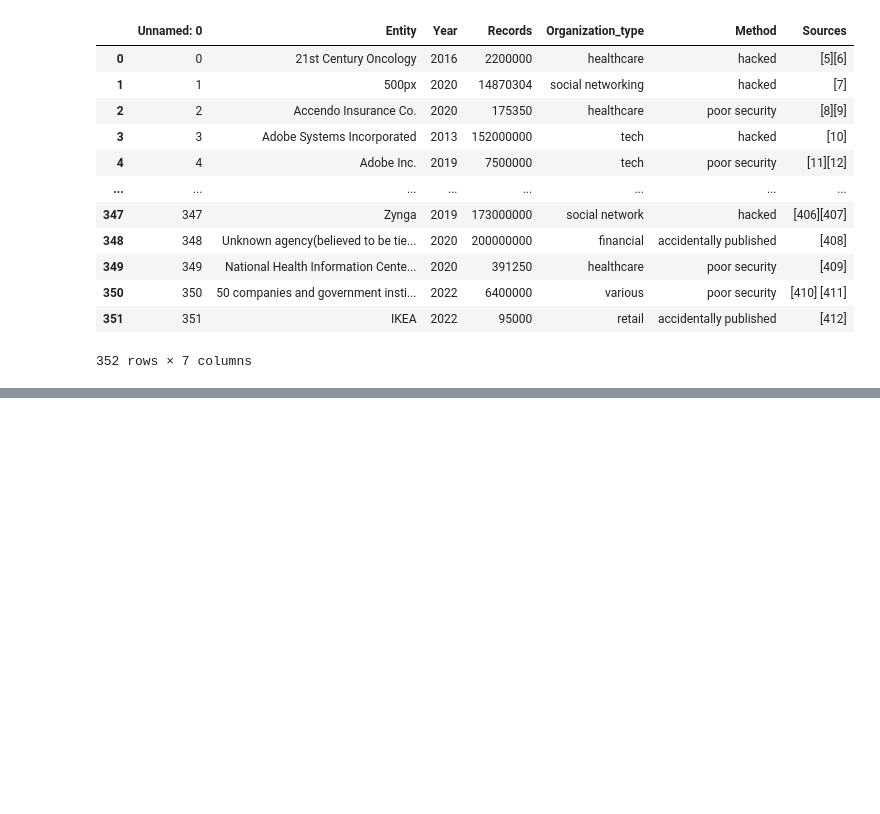
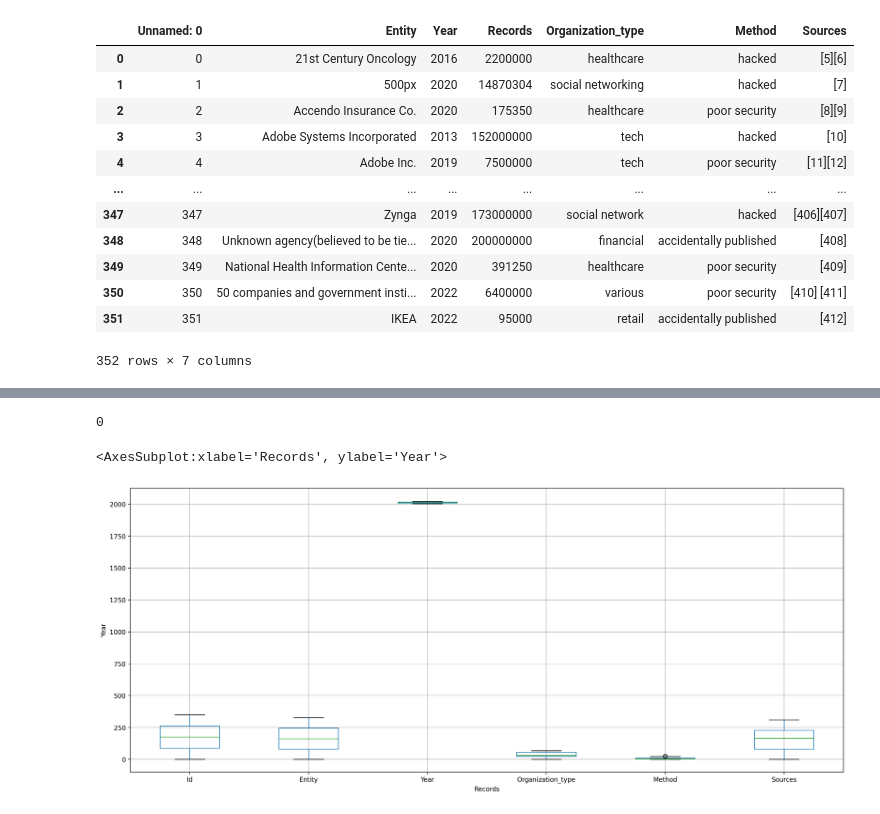
Before and after one commit to amalsalilan/Data-Breaches, a Jupyter notebook: Notebook.ipynb, the cells around one changed output, grey strips where cells are left out. Cells and saved outputs as stored; diff of their text form; code cells hidden in the pictures; blank space fills up the shorter version.

```diff
--- a/Notebook.ipynb
+++ b/Notebook.ipynb
@@ -156,0 +178,8 @@ dtype: int64
+# %%
+
+
+df.reset_index(drop=True, inplace=True)
+# %%
+df['Year'] = df['Year'].astype(str)
+df['Year'] = df['Year'].str[:4]
+df['Year'] = df['Year'].astype(int)
@@ -156,0 +203,7 @@ dtype: int64
+# %%
+le = LabelEncoder()
+
+df['Entity'] = le.fit_transform(df['Entity'])
+df['Organization_type'] = le.fit_transform(df['Organization_type'])
+df['Method'] = le.fit_transform(df['Method'])
+df['Sources'] = le.fit_transform(df['Sources'])
@@ -156,0 +227,13 @@ dtype: int64
+# %%
+df.duplicated().sum()
+# %% [output]
+0
+# %%
+plt.figure(figsize=(20,8),dpi=200,facecolor='w',edgecolor='k')
+plt.rcParams['font.size'] = 10
+plt.xlabel('Records')
+plt.ylabel('Year')
+df.boxplot(figsize=(20,8))
+# %% [output]
+<AxesSubplot:xlabel='Records', ylabel='Year'>
+[figure, added]
```
Also changed, not shown: parts of 18 cells of this notebook.
